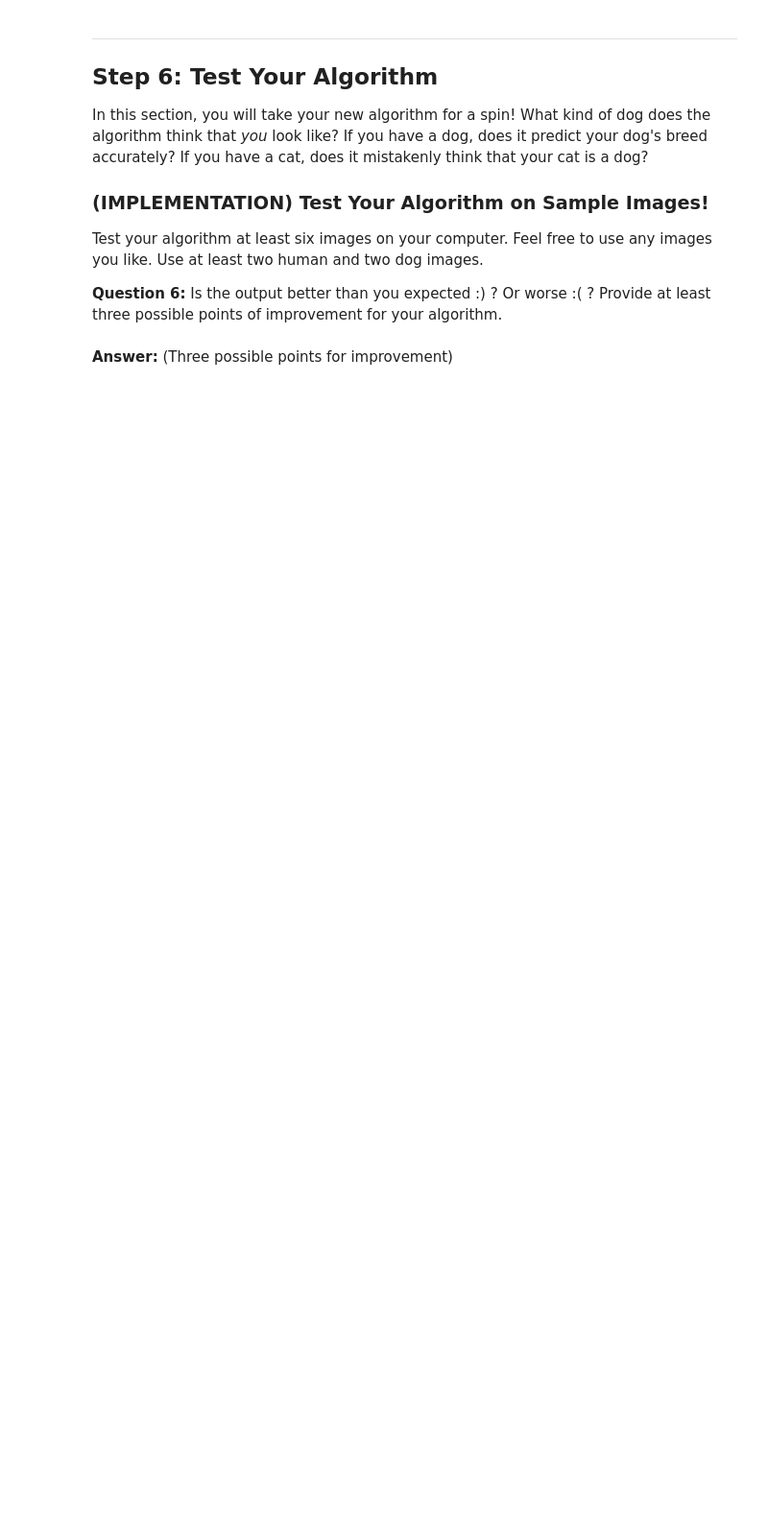
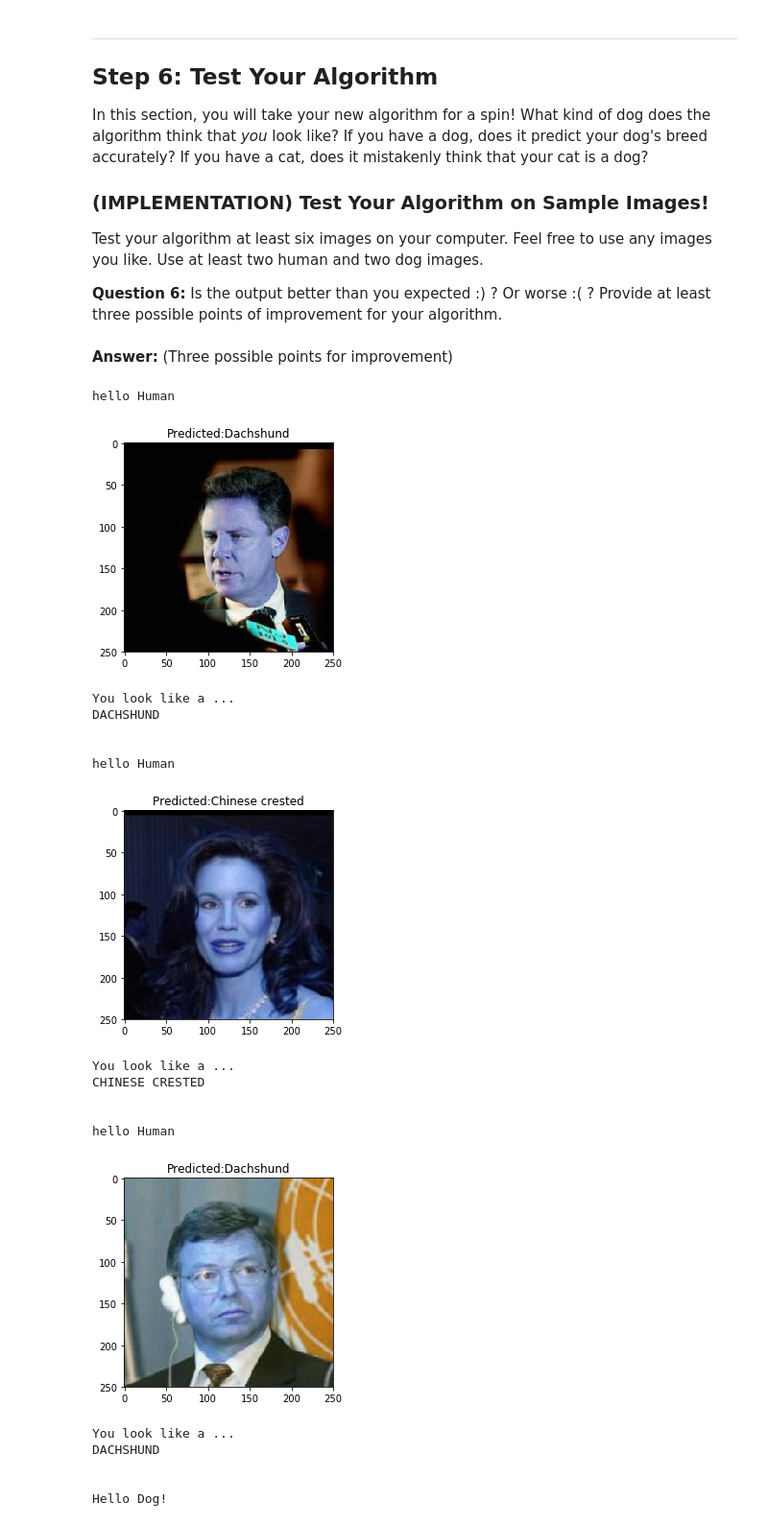
Before and after one commit to SitaramRyali/deep-learning-pytorch, a Jupyter notebook: Dog_Breed_Classifier/dog_app.ipynb, the cells around one changed output. Shown at 96% size. Cells and saved outputs as stored; diff of their text form; code cells hidden in the pictures; blank space fills up the shorter version.

```diff
--- a/Dog_Breed_Classifier/dog_app.ipynb
+++ b/Dog_Breed_Classifier/dog_app.ipynb
@@ -212,5 +212,5 @@ use_cuda = torch.cuda.is_available()
 VGG16 = models.vgg16(pretrained=True)
 
 # move model to GPU if CUDA is available
-if use_cuda:
-    VGG16 = VGG16.cuda()
+#if use_cuda:
+   # VGG16 = VGG16.cuda()
@@ -1012,3 +954,28 @@ def run_app(img_path):
+# %%
+### TODO: Write your algorithm.
+### Feel free to use as many code cells as needed.
+
+def run_app(img_path):
+    ## handle cases for a human face, dog, and neither
+    # check if image has dogs:
+    if dog_detector(img_path):
+        print("Hello Dog!")
+        predicted_breed = predict_breed_transfer(img_path)
+        display_img(img_path, title=f"Predicted:{predicted_breed}")
+        print("Your breed is most likley ...")
+        print(predicted_breed.upper())
+     # check if image has Human faces:
+    elif (face_detector(img_path)):
+        print("hello Human")
+        predicted_breed = predict_breed_transfer(img_path)
+        display_img(img_path, title=f"Predicted:{predicted_breed}")
+        print("You look like a ...")
+        print(predicted_breed.upper())
+    #handle a none case
+    else:
+        print("Oh, we're sorry! We couldn't detect any dog or human face in this image.")
+        print("Try another!, Thanks")
+    print("\n")
 # %% [markdown]
 ---
 <a id='step6'></a>
@@ -1026,8 +993,29 @@ __Answer:__ (Three possible points for improvement)
 # %%
 ## TODO: Execute your algorithm from Step 6 on
 ## at least 6 images on your computer.
 ## Feel free to use as many code cells as needed.
 
 ## suggested code, below
-for file in np.hstack((human_files[:3], dog_files[:3])):
+ind = 102
+for file in np.hstack((human_files[ind:ind+3], dog_files[ind:ind+3])):
     run_app(file)
+# %% [output]
+hello Human
+[figure, added]
+You look like a ...
+DACHSHUND
+
+
+hello Human
+[figure, added]
+You look like a ...
+CHINESE CRESTED
+
+
+hello Human
+[figure, added]
+You look like a ...
+DACHSHUND
+
+
+Hello Dog!
```
Also changed, not shown: parts of 15 cells of this notebook.
